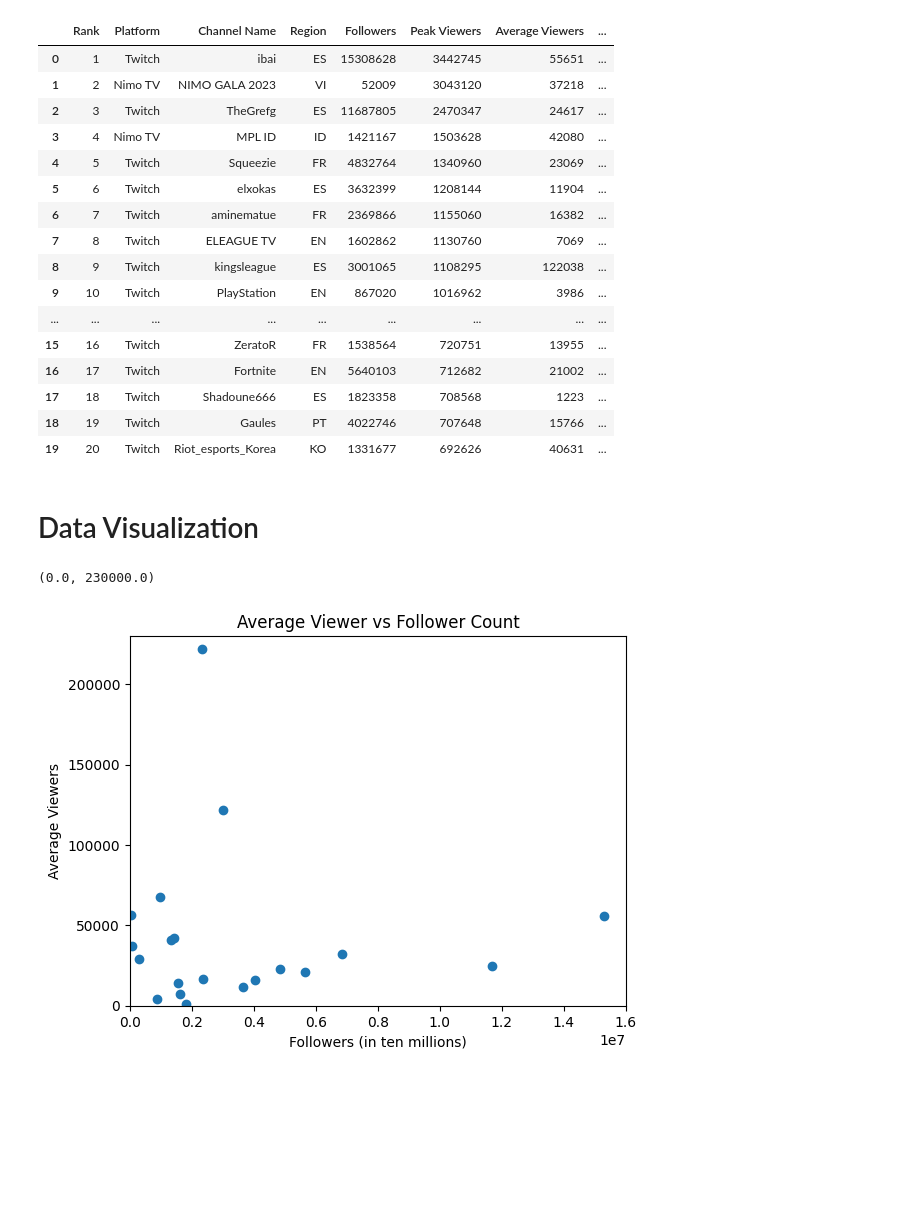
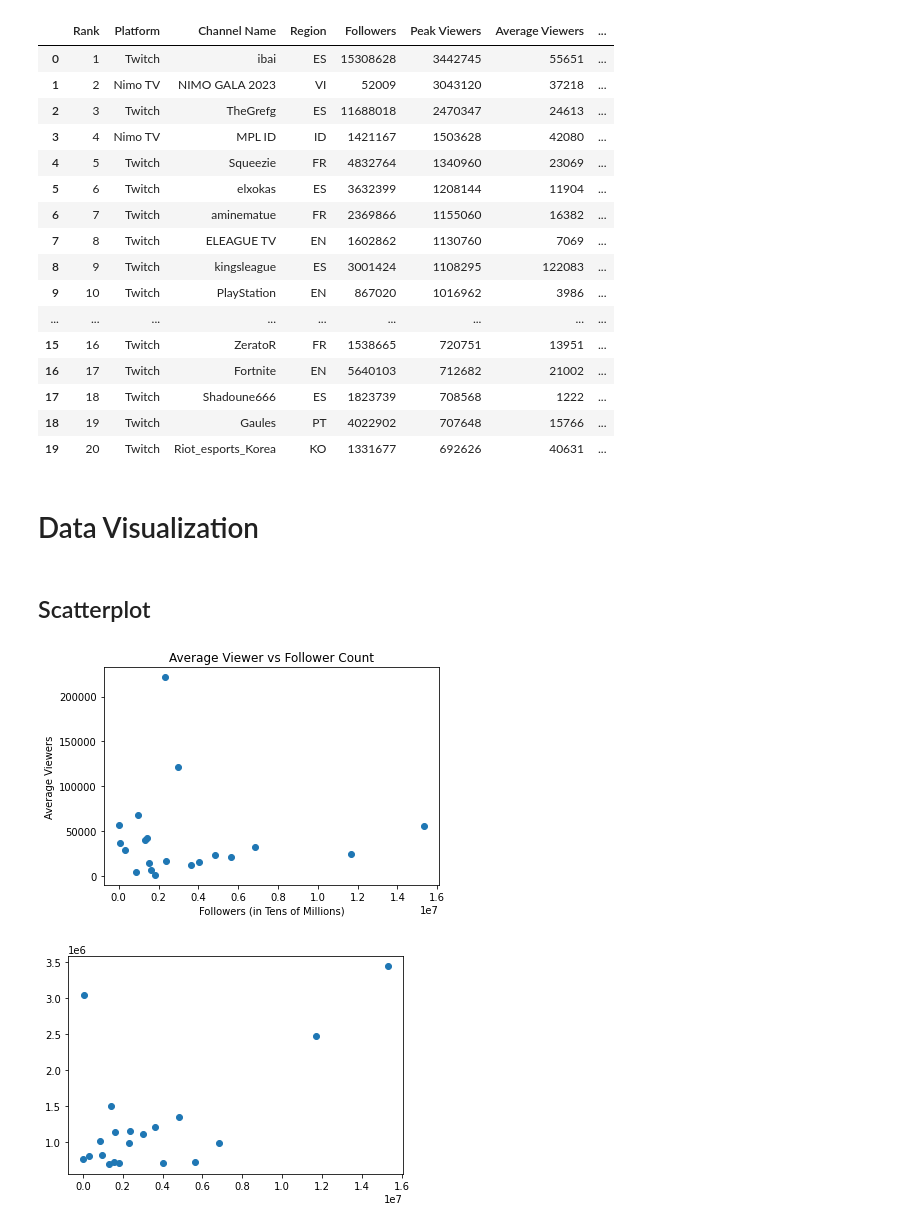
Before and after one commit to Neythin/twitch_visualization, a Jupyter notebook: data_visualization.ipynb, the cells around one changed output. Saved outputs shown, nothing was run; the diff lists cells and outputs as text; code cells hidden in the pictures; blank space fills up the shorter version.

```diff
--- a/data_visualization.ipynb
+++ b/data_visualization.ipynb
@@ -5,33 +8,39 @@ import matplotlib.pyplot as plt
 # %%
 twitch = pd.read_csv("peak_view_streamers.csv")
+twitch['Popular Categories'] = twitch['Popular Categories'].apply(ast.literal_eval)
 twitch
 # %% [output]
 |  | Rank | Platform | Channel Name | Region | Followers | Peak Viewers | Average Viewers | ... |
 | 0 | 1 | Twitch | ibai | ES | 15308628 | 3442745 | 55651 | ... |
 | 1 | 2 | Nimo TV | NIMO GALA 2023 | VI | 52009 | 3043120 | 37218 | ... |
-| 2 | 3 | Twitch | TheGrefg | ES | 11687805 | 2470347 | 24617 | ... |
+| 2 | 3 | Twitch | TheGrefg | ES | 11688018 | 2470347 | 24613 | ... |
 | 3 | 4 | Nimo TV | MPL ID | ID | 1421167 | 1503628 | 42080 | ... |
 | 4 | 5 | Twitch | Squeezie | FR | 4832764 | 1340960 | 23069 | ... |
 | 5 | 6 | Twitch | elxokas | ES | 3632399 | 1208144 | 11904 | ... |
 | 6 | 7 | Twitch | aminematue | FR | 2369866 | 1155060 | 16382 | ... |
 | 7 | 8 | Twitch | ELEAGUE TV | EN | 1602862 | 1130760 | 7069 | ... |
-| 8 | 9 | Twitch | kingsleague | ES | 3001065 | 1108295 | 122038 | ... |
+| 8 | 9 | Twitch | kingsleague | ES | 3001424 | 1108295 | 122083 | ... |
 | 9 | 10 | Twitch | PlayStation | EN | 867020 | 1016962 | 3986 | ... |
 | ... | ... | ... | ... | ... | ... | ... | ... | ... |
-| 15 | 16 | Twitch | ZeratoR | FR | 1538564 | 720751 | 13955 | ... |
+| 15 | 16 | Twitch | ZeratoR | FR | 1538665 | 720751 | 13951 | ... |
 | 16 | 17 | Twitch | Fortnite | EN | 5640103 | 712682 | 21002 | ... |
-| 17 | 18 | Twitch | Shadoune666 | ES | 1823358 | 708568 | 1223 | ... |
-| 18 | 19 | Twitch | Gaules | PT | 4022746 | 707648 | 15766 | ... |
+| 17 | 18 | Twitch | Shadoune666 | ES | 1823739 | 708568 | 1222 | ... |
+| 18 | 19 | Twitch | Gaules | PT | 4022902 | 707648 | 15766 | ... |
 | 19 | 20 | Twitch | Riot_esports_Korea | KO | 1331677 | 692626 | 40631 | ... |
 # %% [markdown]
 # Data Visualization
+# %% [markdown]
+## Scatterplot
 # %%
 plt.scatter(twitch["Followers"], twitch["Average Viewers"])
-plt.xlabel("Followers (in ten millions)")
+plt.title("Average Viewer vs Follower Count")
+plt.xlabel("Followers (in Tens of Millions)")
 plt.ylabel("Average Viewers")
-plt.title("Average Viewer vs Follower Count")
-plt.xlim(0, 16000000)
-plt.ylim(0, 230000)
+plt.show()
 # %% [output]
-(0.0, 230000.0)
-[figure, old version]
+[figure, new version]
+# %%
+plt.scatter(twitch["Followers"], twitch["Peak Viewers"])
+plt.show()
+# %% [output]
+[figure, added]
```
Also changed, not shown: parts of 18 cells of this notebook, 2 other files.
